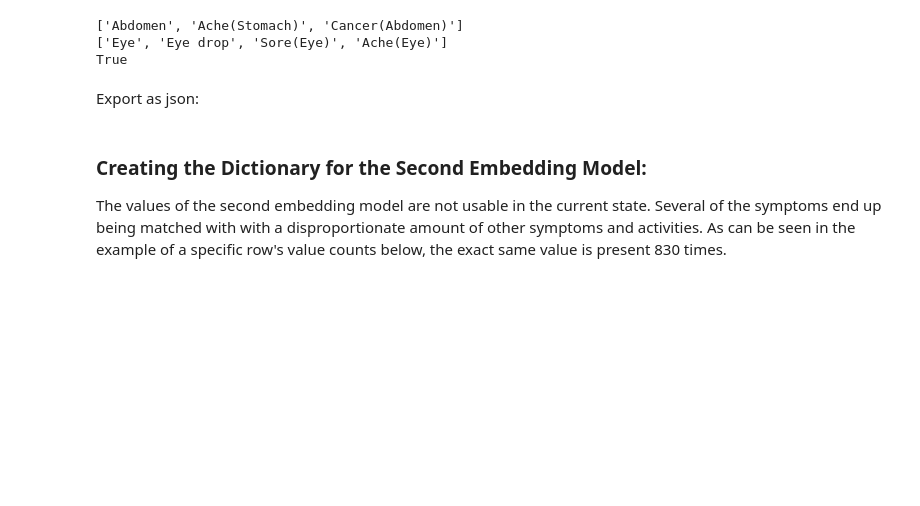
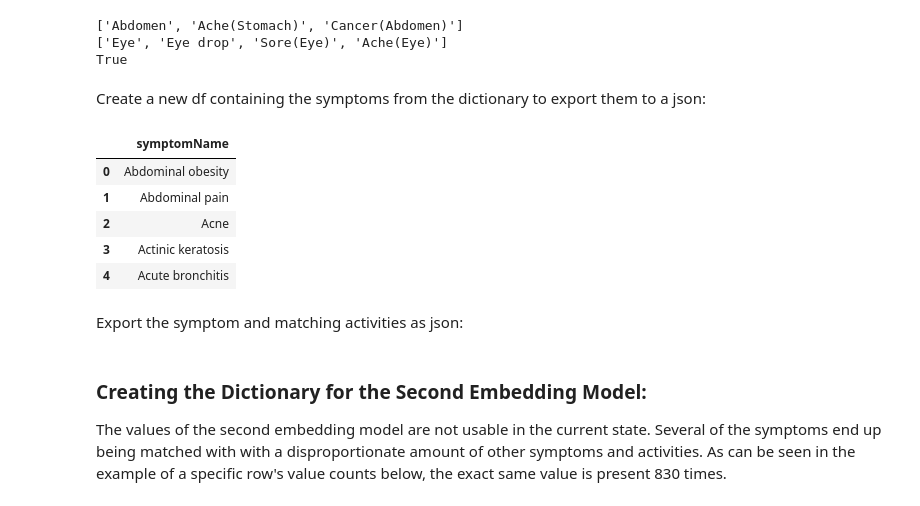
Before and after one commit to TechLabs-Berlin/wt23-naturdoc, a Jupyter notebook: ds/notebooks/data_clustering.ipynb, the cells around one changed output. Saved outputs shown, nothing was run; the diff lists cells and outputs as text; code cells hidden in the pictures; blank space fills up the shorter version.

Commit message:
Updated the recommendation script to match new user symptoms to appropriate activity values. Updated symptoms.json to push to symptoms collection.

```diff
--- a/ds/notebooks/data_clustering.ipynb
+++ b/ds/notebooks/data_clustering.ipynb
@@ -683,3 +683,15 @@ print("Common cold" in dict_086_sym.keys())
 ['Abdomen', 'Ache(Stomach)', 'Cancer(Abdomen)']
 ['Eye', 'Eye drop', 'Sore(Eye)', 'Ache(Eye)']
 True
+# %% [markdown]
+Create a new df containing the symptoms from the dictionary to export them to a json:
+# %%
+final_syms_df = pd.DataFrame(sorted(dict_086_sym.keys())).rename(columns = {0: "symptomName"})
+final_syms_df.head()
+# %% [output]
+|  | symptomName |
+| 0 | Abdominal obesity |
+| 1 | Abdominal pain |
+| 2 | Acne |
+| 3 | Actinic keratosis |
+| 4 | Acute bronchitis |
@@ -686,5 +700,5 @@ True
 # %% [markdown]
-Export as json:
+Export the symptom and matching activities as json:
 # %%
 import json
 
```
Also changed, not shown: parts of 4 cells of this notebook, 3 other files.
